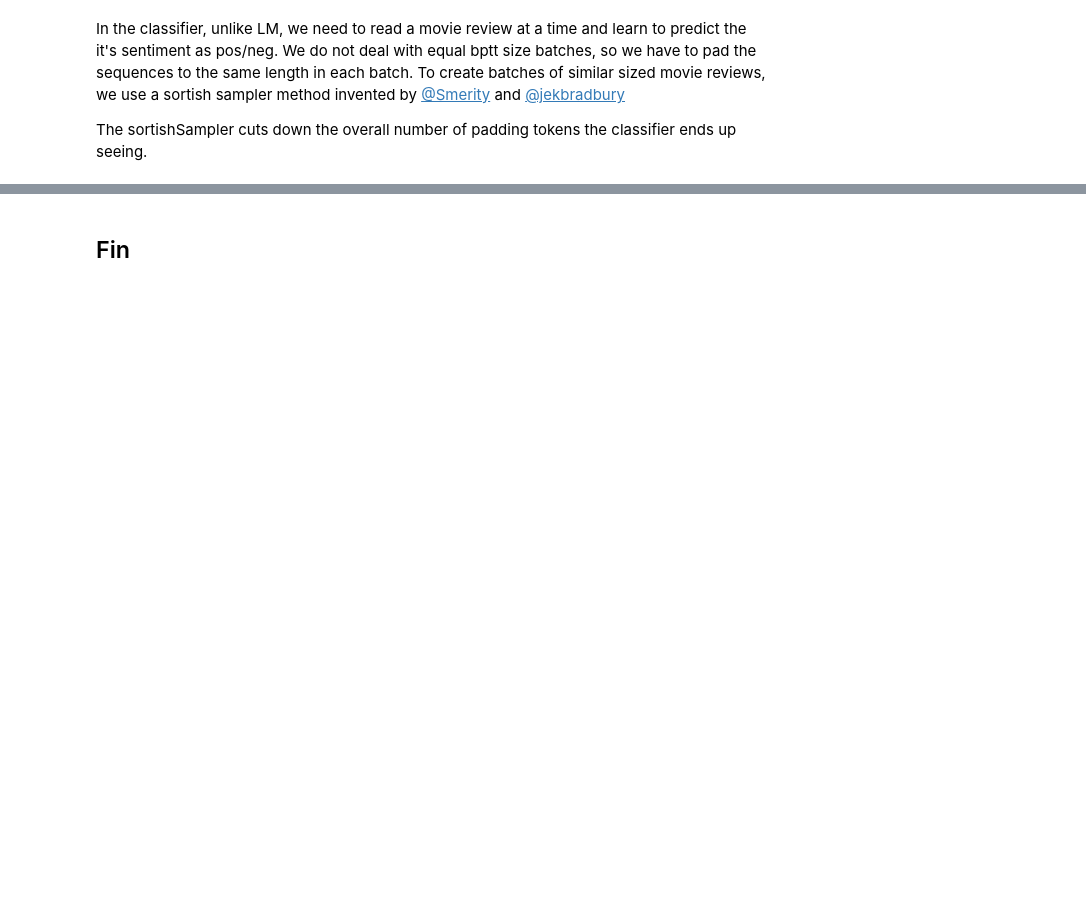
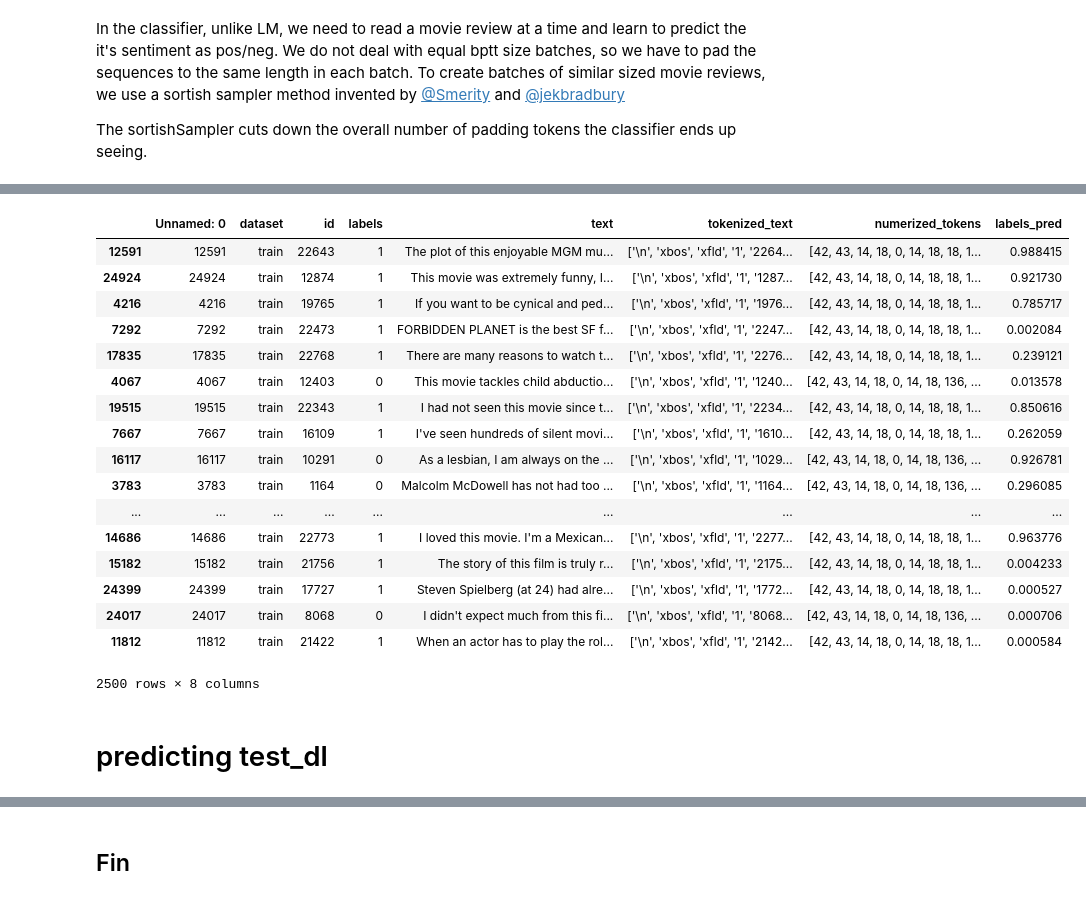
Before and after one commit to rgilman33/imdb_sync, a Jupyter notebook: imdb_D.ipynb, the cells around one changed output, grey strips where cells are left out. Drawn from its saved outputs; the diff is of its cells as text; code cells hidden in the pictures; blank space fills up the shorter version.

```diff
--- a/imdb_D.ipynb
+++ b/imdb_D.ipynb
@@ -485,2 +670,0 @@ learn.freeze_to(-2)
-# %%
-learn.fit(lrs, 1, wds=wd, cycle_len=1, use_clr=(8,3)) # Train the last two layers for one epoch
@@ -505,6 +684,4 @@ learn.sched.plot_loss()
 # %%
-# Predicting
+# Predicting val_dl to verify that it works
 learn.data.test_dl = val_dl
-log_preds = learn.predict(is_test=True)
-
-preds = np.argmax(log_preds, axis=1) # from log probabilities to 0 or 1
+log_preds = learn.predict(is_test=True); log_preds
@@ -528,0 +696,3 @@ The previous state of the art result was 94.1% accuracy (5.9% error). With bidir
+# %%
+# Getting probs from logprobs
+probs = F.softmax(V(torch.Tensor(log_preds))); probs
@@ -528,0 +709,2 @@ The previous state of the art result was 94.1% accuracy (5.9% error). With bidir
+# %%
+val_df["labels_pred"] = probs.detach().data.cpu().numpy()[:, 1]; val_df.labels_pred.mean()
@@ -528,0 +718,23 @@ The previous state of the art result was 94.1% accuracy (5.9% error). With bidir
+# %%
+val_df
+# %% [output]
+|  | Unnamed: 0 | dataset | id | labels | text | tokenized_text | numerized_tokens | labels_pred |
+| 12591 | 12591 | train | 22643 | 1 | The plot of this enjoyable MGM mu... | ['\n', 'xbos', 'xfld', '1', '2264... | [42, 43, 14, 18, 0, 14, 18, 18, 1... | 0.988415 |
+| 24924 | 24924 | train | 12874 | 1 | This movie was extremely funny, I... | ['\n', 'xbos', 'xfld', '1', '1287... | [42, 43, 14, 18, 0, 14, 18, 18, 1... | 0.921730 |
+| 4216 | 4216 | train | 19765 | 1 | If you want to be cynical and ped... | ['\n', 'xbos', 'xfld', '1', '1976... | [42, 43, 14, 18, 0, 14, 18, 18, 1... | 0.785717 |
+| 7292 | 7292 | train | 22473 | 1 | FORBIDDEN PLANET is the best SF f... | ['\n', 'xbos', 'xfld', '1', '2247... | [42, 43, 14, 18, 0, 14, 18, 18, 1... | 0.002084 |
+| 17835 | 17835 | train | 22768 | 1 | There are many reasons to watch t... | ['\n', 'xbos', 'xfld', '1', '2276... | [42, 43, 14, 18, 0, 14, 18, 18, 1... | 0.239121 |
+| 4067 | 4067 | train | 12403 | 0 | This movie tackles child abductio... | ['\n', 'xbos', 'xfld', '1', '1240... | [42, 43, 14, 18, 0, 14, 18, 136, ... | 0.013578 |
+| 19515 | 19515 | train | 22343 | 1 | I had not seen this movie since t... | ['\n', 'xbos', 'xfld', '1', '2234... | [42, 43, 14, 18, 0, 14, 18, 18, 1... | 0.850616 |
+| 7667 | 7667 | train | 16109 | 1 | I've seen hundreds of silent movi... | ['\n', 'xbos', 'xfld', '1', '1610... | [42, 43, 14, 18, 0, 14, 18, 18, 1... | 0.262059 |
+| 16117 | 16117 | train | 10291 | 0 | As a lesbian, I am always on the ... | ['\n', 'xbos', 'xfld', '1', '1029... | [42, 43, 14, 18, 0, 14, 18, 136, ... | 0.926781 |
+| 3783 | 3783 | train | 1164 | 0 | Malcolm McDowell has not had too ... | ['\n', 'xbos', 'xfld', '1', '1164... | [42, 43, 14, 18, 0, 14, 18, 136, ... | 0.296085 |
+| ... | ... | ... | ... | ... | ... | ... | ... | ... |
+| 14686 | 14686 | train | 22773 | 1 | I loved this movie. I'm a Mexican... | ['\n', 'xbos', 'xfld', '1', '2277... | [42, 43, 14, 18, 0, 14, 18, 18, 1... | 0.963776 |
+| 15182 | 15182 | train | 21756 | 1 | The story of this film is truly r... | ['\n', 'xbos', 'xfld', '1', '2175... | [42, 43, 14, 18, 0, 14, 18, 18, 1... | 0.004233 |
+| 24399 | 24399 | train | 17727 | 1 | Steven Spielberg (at 24) had alre... | ['\n', 'xbos', 'xfld', '1', '1772... | [42, 43, 14, 18, 0, 14, 18, 18, 1... | 0.000527 |
+| 24017 | 24017 | train | 8068 | 0 | I didn't expect much from this fi... | ['\n', 'xbos', 'xfld', '1', '8068... | [42, 43, 14, 18, 0, 14, 18, 136, ... | 0.000706 |
+| 11812 | 11812 | train | 21422 | 1 | When an actor has to play the rol... | ['\n', 'xbos', 'xfld', '1', '2142... | [42, 43, 14, 18, 0, 14, 18, 18, 1... | 0.000584 |
+2500 rows × 8 columns
+# %% [markdown]
+# predicting test_dl
```
Also changed, not shown: parts of 84 cells of this notebook.
